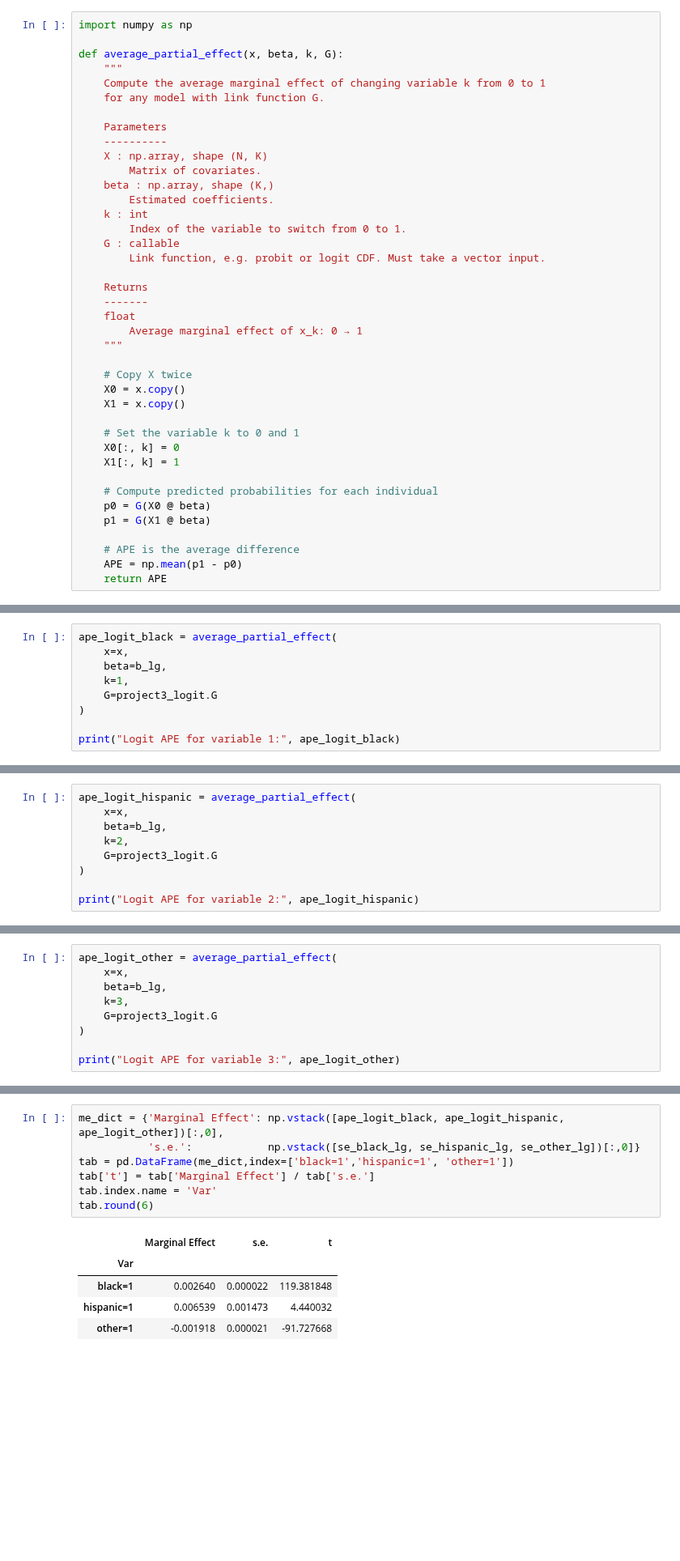
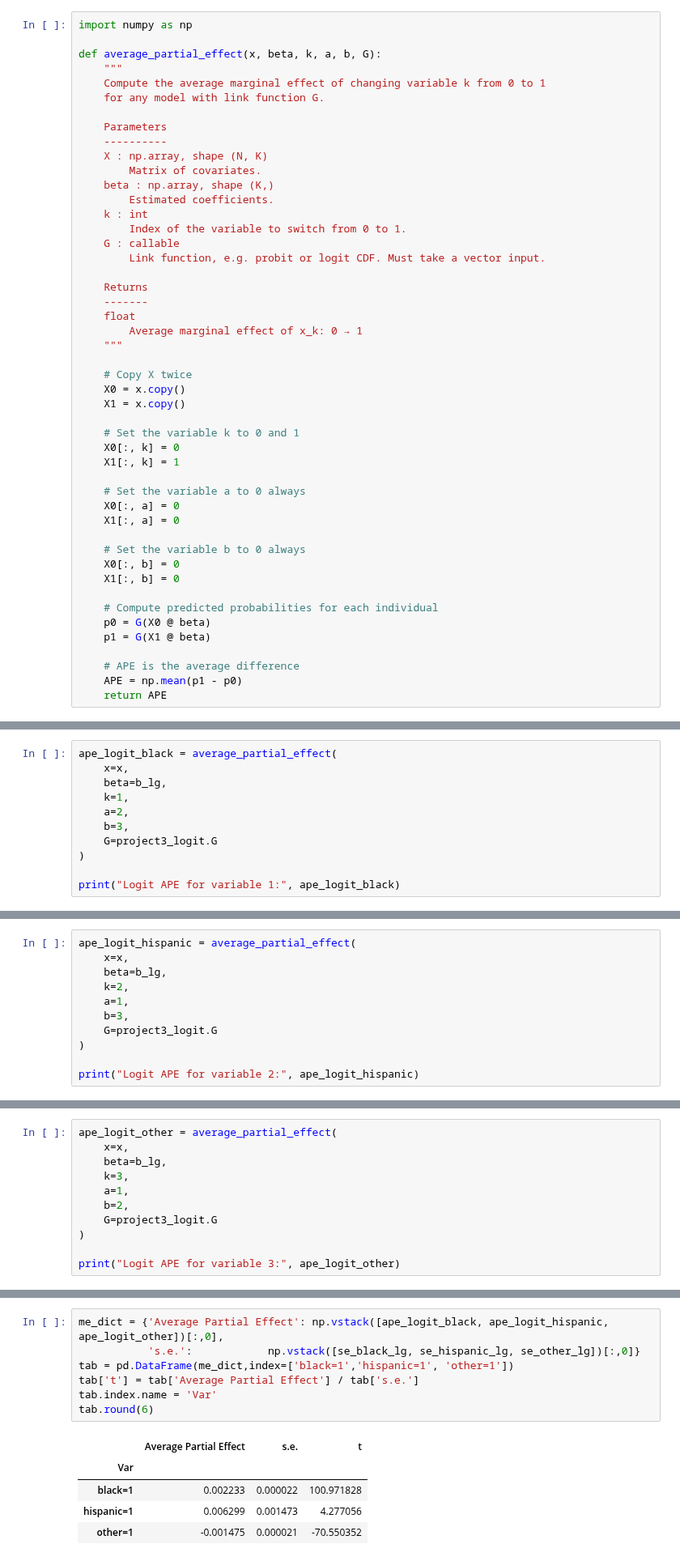
Before and after one commit to LucasJantunen/AdvMicroEconometrics, a Jupyter notebook: Project 3./project3.ipynb, the cells around one changed output, grey strips where cells are left out. Shown at 81% size. Cells and saved outputs as stored; diff of their text form; blank space fills up the shorter version.

```diff
--- a/Project 3./project3.ipynb
+++ b/Project 3./project3.ipynb
@@ -571,7 +571,7 @@ b_lg = logit_tab.theta.values
 # %%
 import numpy as np
 
-def average_partial_effect(x, beta, k, G):
+def average_partial_effect(x, beta, k, a, b, G):
     """
     Compute the average marginal effect of changing variable k from 0 to 1
     for any model with link function G.
@@ -601,6 +601,14 @@ def average_partial_effect(x, beta, k, G):
     X0[:, k] = 0
     X1[:, k] = 1
 
+    # Set the variable a to 0 always
+    X0[:, a] = 0
+    X1[:, a] = 0
+
+    # Set the variable b to 0 always
+    X0[:, b] = 0
+    X1[:, b] = 0
+
     # Compute predicted probabilities for each individual
     p0 = G(X0 @ beta)
     p1 = G(X1 @ beta)
@@ -624,6 +634,8 @@ ape_logit_black = average_partial_effect(
     x=x,
     beta=b_lg,
     k=1,
+    a=2,
+    b=3,
     G=project3_logit.G
 )
 
@@ -658,6 +672,8 @@ ape_logit_hispanic = average_partial_effect(
     x=x,
     beta=b_lg,
     k=2,
+    a=1,
+    b=3,
     G=project3_logit.G
 )
 
@@ -692,6 +710,8 @@ ape_logit_other = average_partial_effect(
     x=x,
     beta=b_lg,
     k=3,
+    a=1,
+    b=2,
     G=project3_logit.G
 )
 
@@ -890,18 +910,18 @@ def grad_other_logit(x, beta, k):
 # %%
 grad_other_lg, se_other_lg = grad_hispanic_logit(x, b_lg, 3)
 # %%
-me_dict = {'Marginal Effect': np.vstack([ape_logit_black, ape_logit_hispanic, ape_logit_other])[:,0],
+me_dict = {'Average Partial Effect': np.vstack([ape_logit_black, ape_logit_hispanic, ape_logit_other])[:,0],
            's.e.':            np.vstack([se_black_lg, se_hispanic_lg, se_other_lg])[:,0]}
 tab = pd.DataFrame(me_dict,index=['black=1','hispanic=1', 'other=1'])
-tab['t'] = tab['Marginal Effect'] / tab['s.e.']
+tab['t'] = tab['Average Partial Effect'] / tab['s.e.']
 tab.index.name = 'Var'
 tab.round(6)
 # %% [output]
-|  | Marginal Effect | s.e. | t |
+|  | Average Partial Effect | s.e. | t |
 | Var |  |  |  |
-| black=1 | 0.002640 | 0.000022 | 119.381848 |
-| hispanic=1 | 0.006539 | 0.001473 | 4.440032 |
-| other=1 | -0.001918 | 0.000021 | -91.727668 |
+| black=1 | 0.002233 | 0.000022 | 100.971828 |
+| hispanic=1 | 0.006299 | 0.001473 | 4.277056 |
+| other=1 | -0.001475 | 0.000021 | -70.550352 |
 # %% [markdown]
 # 9. Visual comparison
 
```
Also changed, not shown: parts of 10 cells of this notebook.
